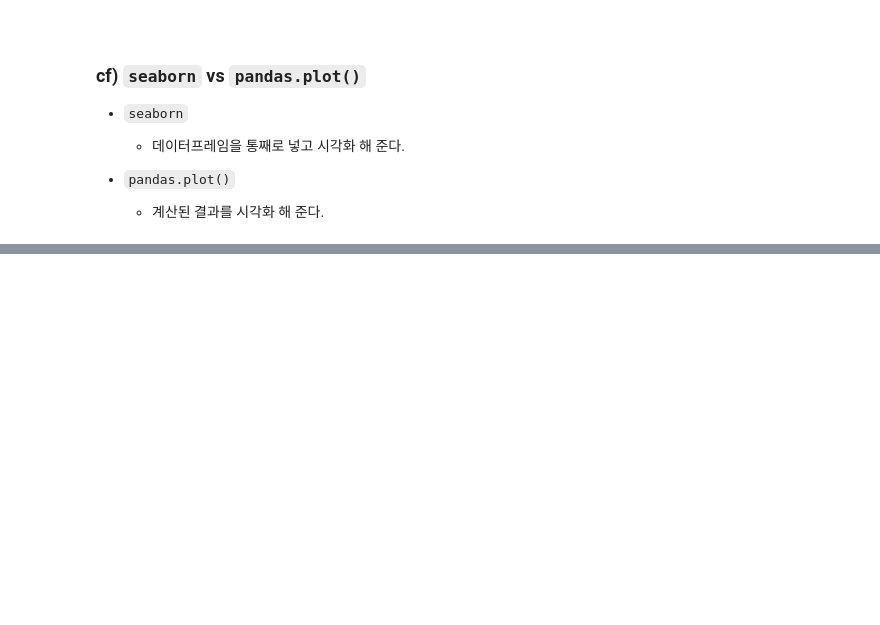
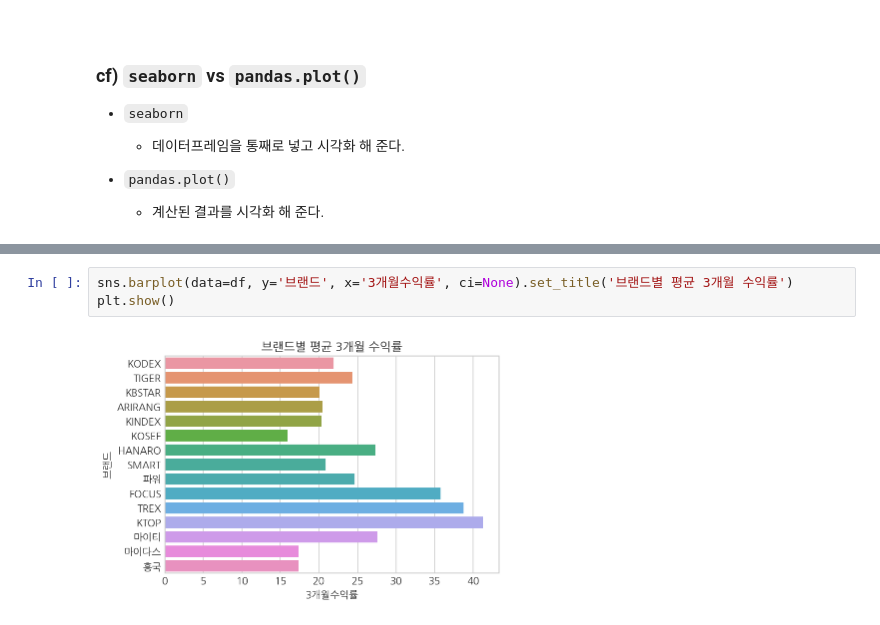
Before and after one commit to zgotter/financial-data-analysis-with-python, a Jupyter notebook: 09_ETF-data-analysis-and-visualization.ipynb, the cells around one changed output, grey strips where cells are left out. Drawn from its saved outputs; the diff is of its cells as text; blank space fills up the shorter version.

```diff
--- a/09_ETF-data-analysis-and-visualization.ipynb
+++ b/09_ETF-data-analysis-and-visualization.ipynb
@@ -645,0 +725,5 @@ pd.crosstab(df['레버리지'], df['브랜드'], normalize=True) * 100
+# %%
+sns.barplot(data=df, y='브랜드', x='3개월수익률', ci=None).set_title('브랜드별 평균 3개월 수익률')
+plt.show()
+# %% [output]
+[figure, added]
```
Also changed, not shown: parts of 39 cells of this notebook, 2 other files.
